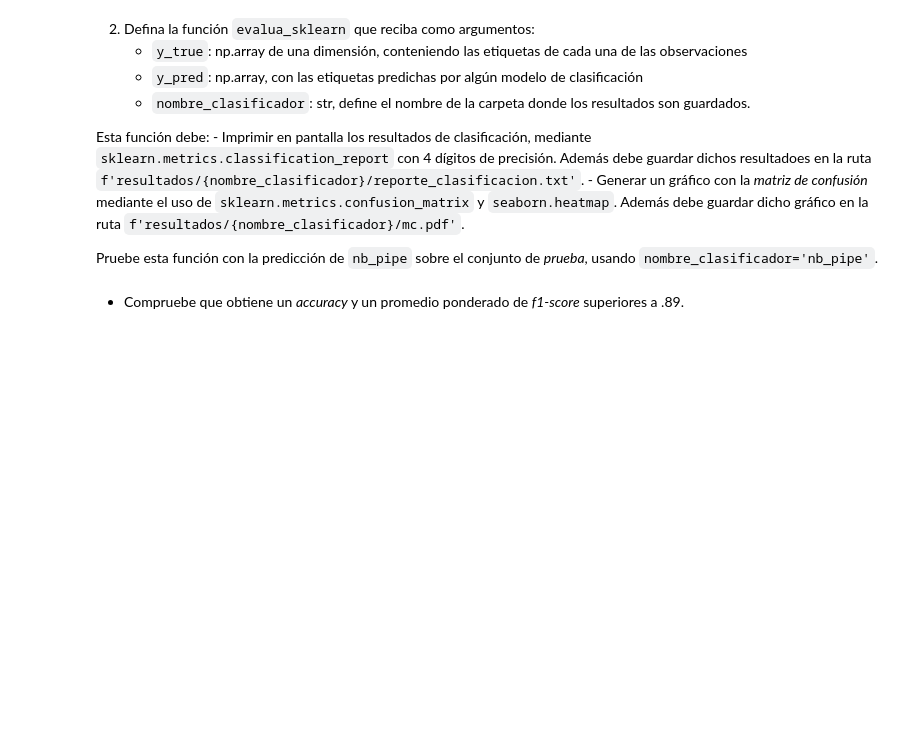
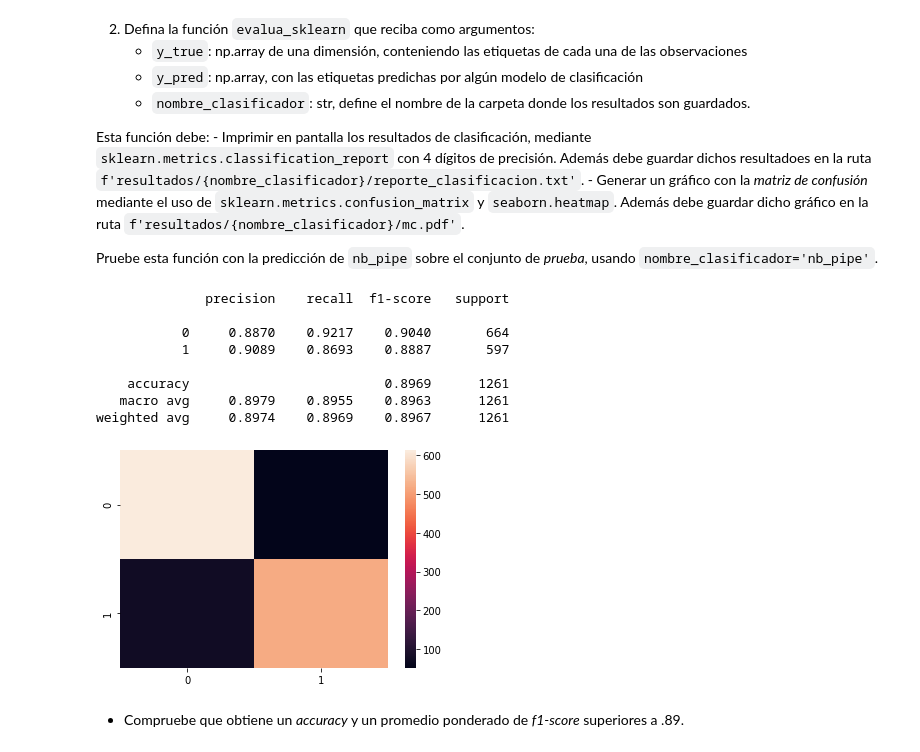
Before and after one commit to Diego-II/Ejercicio3-NLP, a Jupyter notebook: e3 procesamiento de texto y redes LSTM.ipynb, the cells around one changed output. Drawn from its saved outputs; the diff is of its cells as text; code cells hidden in the pictures; blank space fills up the shorter version.

```diff
--- a/e3 procesamiento de texto y redes LSTM.ipynb
+++ b/e3 procesamiento de texto y redes LSTM.ipynb
@@ -327,0 +456,8 @@ Se emplea el algoritmo de *Naive Bayes* como base de referencia para los modelos
+# %%
+# unimos el conjunto de train con el de  validacion:
+train_dfs = [X_train, X_val]
+train_labels_dfs = [y_train, y_val]
+X_train_nb = pd.concat(train_dfs)
+y_train_nb = pd.concat(train_labels_dfs)
+# %%
+nb_pipe.fit(X_train_nb,y_train_nb)
@@ -336,6 +487,26 @@ Se emplea el algoritmo de *Naive Bayes* como base de referencia para los modelos
     - Generar un gráfico con la *matriz de confusión* mediante el uso de `sklearn.metrics.confusion_matrix` y `seaborn.heatmap`. Además debe guardar dicho gráfico en la ruta `f'resultados/{nombre_clasificador}/mc.pdf'`.
 
   Pruebe esta función con la predicción de `nb_pipe` sobre el conjunto de *prueba*, usando `nombre_clasificador='nb_pipe'`.
+# %%
+def evalua_sklearn(y_true, y_pred, nombre_clasificador):
+  print(classification_report(y_true, y_pred, digits = 4))
+  conf_mat = confusion_matrix(y_true, y_pred)
+  sns.heatmap(conf_mat)
+# %%
+# Generamos predicciones sobre el conjunto de prueba:
+y_pred = nb_pipe.predict(X_test)
+# %%
+evalua_sklearn(y_true = y_test, y_pred = y_pred, nombre_clasificador = 'nb_pipe')
+# %% [output]
+              precision    recall  f1-score   support
+
+           0     0.8870    0.9217    0.9040       664
+           1     0.9089    0.8693    0.8887       597
+
+    accuracy                         0.8969      1261
+   macro avg     0.8979    0.8955    0.8963      1261
+weighted avg     0.8974    0.8969    0.8967      1261
+[figure, added]
 # %% [markdown]
 - Compruebe que obtiene un *accuracy* y un promedio ponderado de *f1-score* superiores a .89.
 # %% [markdown]
```
Also changed, not shown: parts of 15 cells of this notebook.
